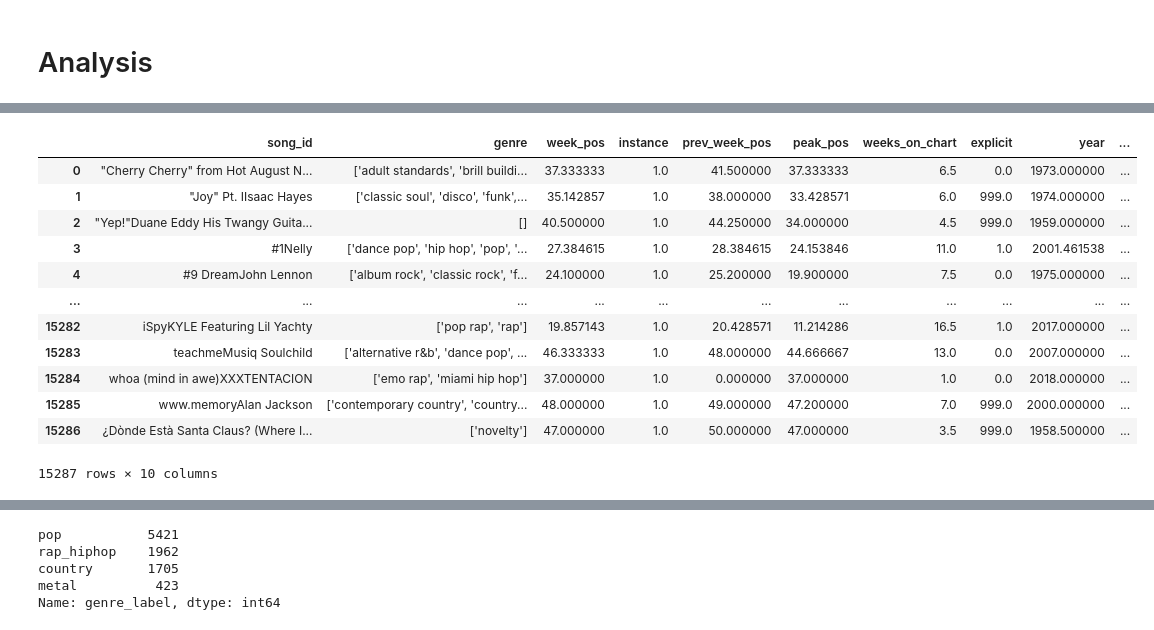
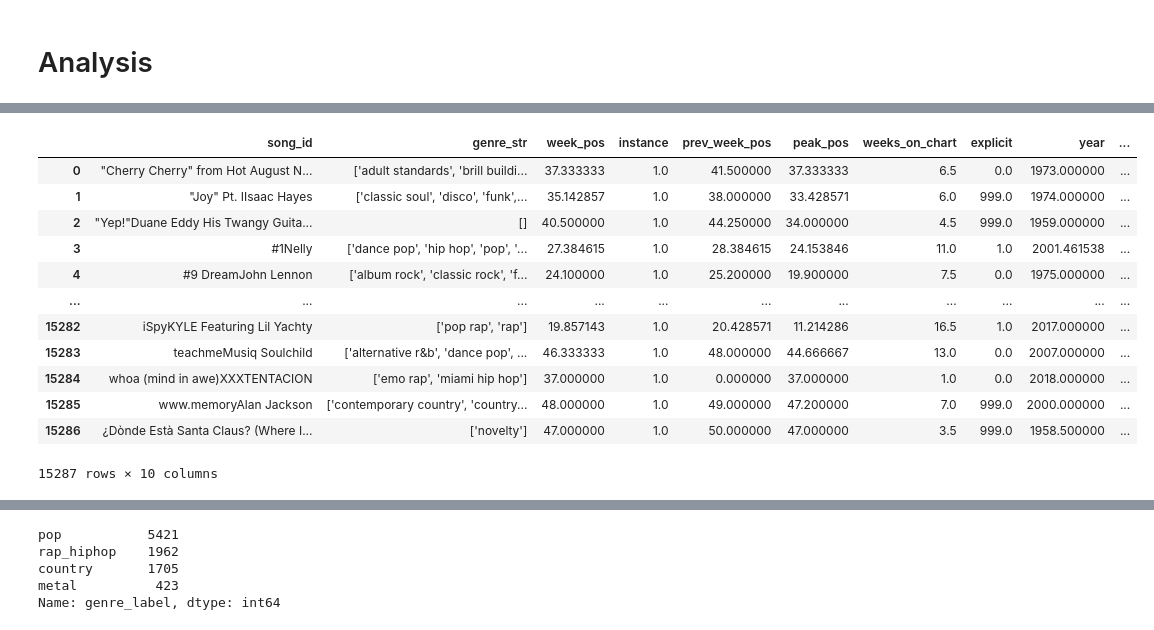
Before and after one commit to ssmcnatt/experimental-design-cap01, a Jupyter notebook: experimental-analysis.ipynb, the cells around one changed output, grey strips where cells are left out. Saved outputs shown, nothing was run; the diff lists cells and outputs as text; code cells hidden in the pictures.

```diff
--- a/experimental-analysis.ipynb
+++ b/experimental-analysis.ipynb
@@ -168,18 +166,18 @@ hot_100 = hot_100.astype({"Previous Week Position": int})
 # %% [output]
 [interactive output not drawn]
 # %%
-genres["spotify_genre"].fillna("[]", inplace=True)
-genres["spotify_genre_list"] = genres["spotify_genre"].apply(ast.literal_eval)
+spotify["spotify_genre"].fillna("[]", inplace=True)
+spotify["spotify_genre_list"] = spotify["spotify_genre"].apply(ast.literal_eval)
 # %% [output]
 [interactive output not drawn]
 # %%
-genres = genres.astype({"spotify_track_explicit": int})
+spotify = spotify.astype({"spotify_track_explicit": int})
 # %% [output]
 [interactive output not drawn]
 # %% [markdown]
 # Join the 2 tables
 # %%
-full_table = hot_100.merge(genres, left_on="SongID", right_on="SongID")
+full_table = hot_100.merge(spotify, left_on="SongID", right_on="SongID")
 full_table
 # %% [output]
 |  | WeekID | Week Position | Song_x | Performer_x | SongID | Instance | Previous Week Position | Peak Position | ... |
@@ -214,7 +212,7 @@ full_table.rename(
         "Previous Week Position": "prev_week_pos",
         "Peak Position": "peak_pos",
         "Weeks on Chart": "weeks_on_chart",
-        "spotify_genre": "genre",
+        "spotify_genre": "genre_str",
         "spotify_genre_list": "genre_list",
         "spotify_track_album": "album",
         "spotify_track_explicit": "explicit",
@@ -255,11 +253,11 @@ full_table.groupby("explicit").count()
 # %%
 top_song_limit = 50
 top_songs = full_table[full_table["week_pos"] <= top_song_limit]
-top_songs = top_songs.groupby(["song_id", "genre"]).mean()
+top_songs = top_songs.groupby(["song_id", "genre_str"]).mean()
 top_songs = top_songs.reset_index()
 top_songs
 # %% [output]
-|  | song_id | genre | week_pos | instance | prev_week_pos | peak_pos | weeks_on_chart | explicit | year | ... |
+|  | song_id | genre_str | week_pos | instance | prev_week_pos | peak_pos | weeks_on_chart | explicit | year | ... |
 | 0 | "Cherry Cherry" from Hot August N... | ['adult standards', 'brill buildi... | 37.333333 | 1.0 | 41.500000 | 37.333333 | 6.5 | 0.0 | 1973.000000 | ... |
 | 1 | "Joy" Pt. IIsaac Hayes | ['classic soul', 'disco', 'funk',... | 35.142857 | 1.0 | 38.000000 | 33.428571 | 6.0 | 999.0 | 1974.000000 | ... |
 | 2 | "Yep!"Duane Eddy His Twangy Guita... | [] | 40.500000 | 1.0 | 44.250000 | 34.000000 | 4.5 | 999.0 | 1959.000000 | ... |
```
Also changed, not shown: parts of 39 cells of this notebook.
